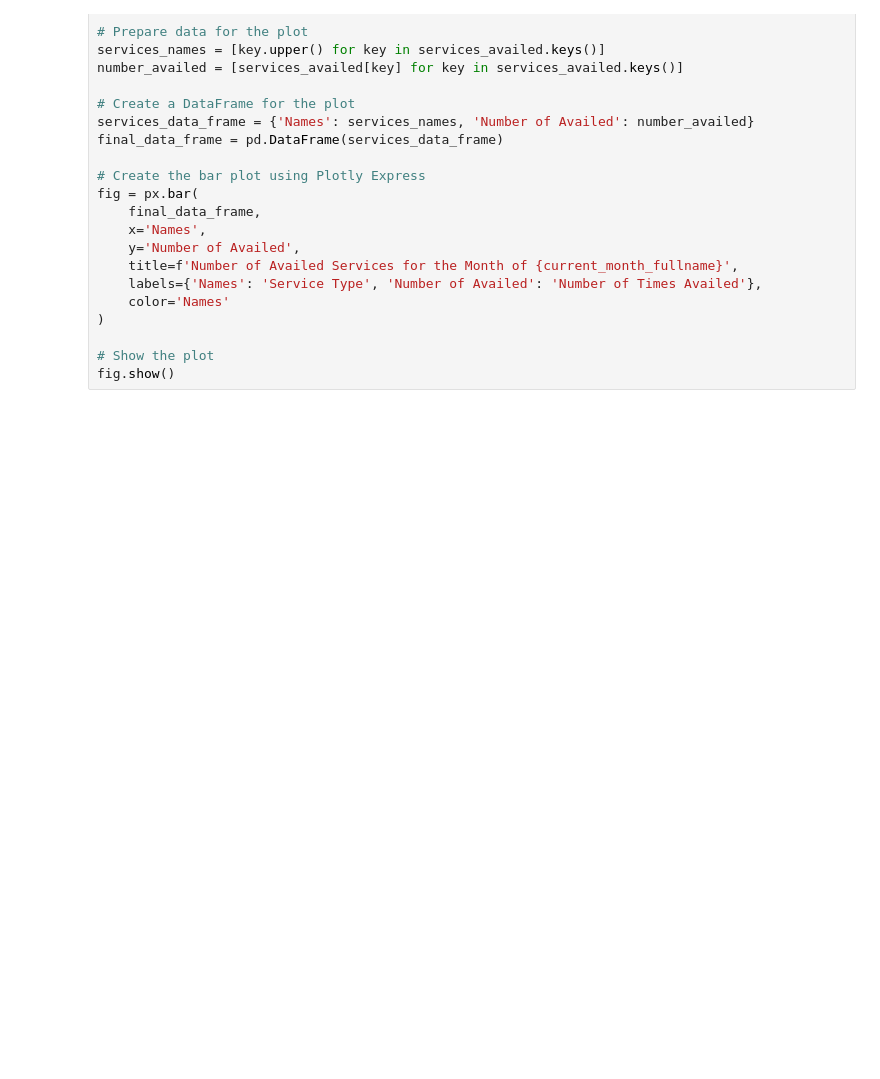
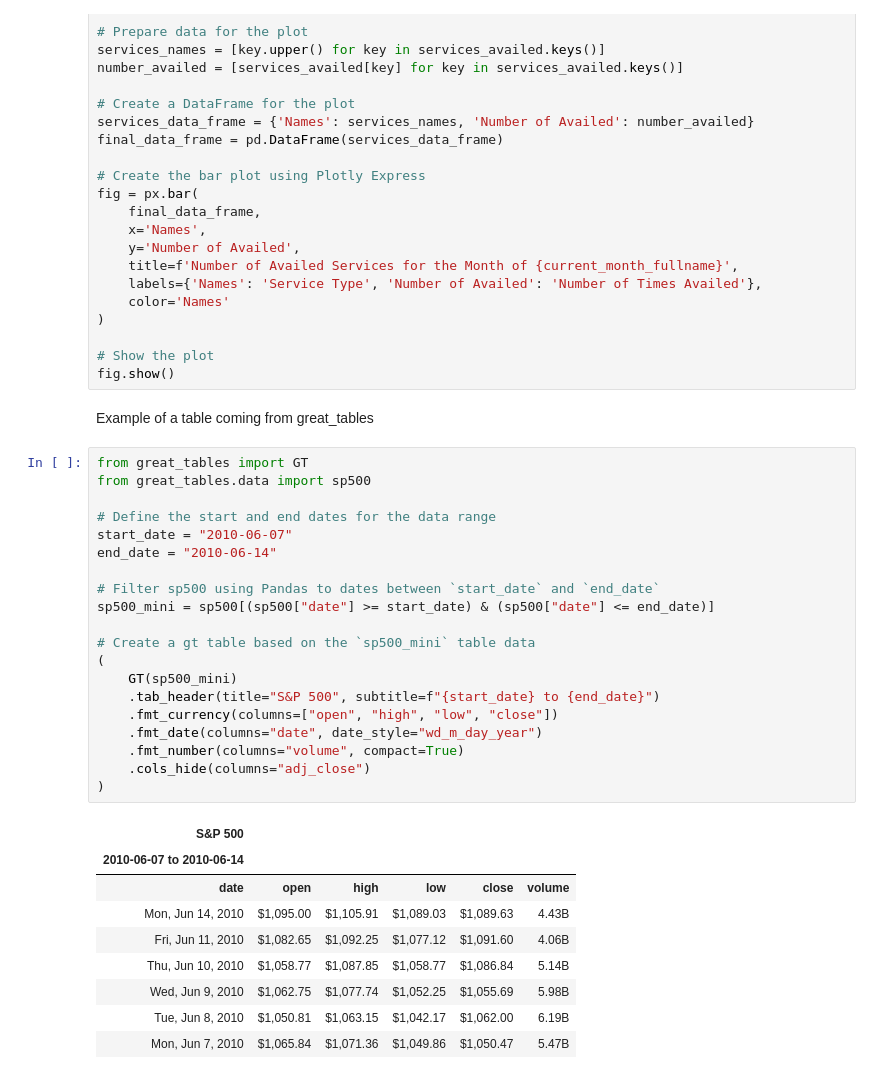
Before and after one commit to Alexander040105/self-learning-projects, a Jupyter notebook: csv_project/aral_pandas/self_activity.ipynb, the cells around one changed output. Saved outputs shown, nothing was run; the diff lists cells and outputs as text; blank space fills up the shorter version.

```diff
--- a/csv_project/aral_pandas/self_activity.ipynb
+++ b/csv_project/aral_pandas/self_activity.ipynb
@@ -1040,3 +1040,35 @@ fig = px.bar(
 
 # Show the plot
 fig.show()
+# %% [markdown]
+Example of a table coming from great_tables
+# %%
+from great_tables import GT
+from great_tables.data import sp500
+
+# Define the start and end dates for the data range
+start_date = "2010-06-07"
+end_date = "2010-06-14"
+
+# Filter sp500 using Pandas to dates between `start_date` and `end_date`
+sp500_mini = sp500[(sp500["date"] >= start_date) & (sp500["date"] <= end_date)]
+
+# Create a gt table based on the `sp500_mini` table data
+(
+    GT(sp500_mini)
+    .tab_header(title="S&P 500", subtitle=f"{start_date} to {end_date}")
+    .fmt_currency(columns=["open", "high", "low", "close"])
+    .fmt_date(columns="date", date_style="wd_m_day_year")
+    .fmt_number(columns="volume", compact=True)
+    .cols_hide(columns="adj_close")
+)
+# %% [output]
+| S&P 500 |  |  |  |  |  |
+| 2010-06-07 to 2010-06-14 |  |  |  |  |  |
+| date | open | high | low | close | volume |
+| Mon, Jun 14, 2010 | $1,095.00 | $1,105.91 | $1,089.03 | $1,089.63 | 4.43B |
+| Fri, Jun 11, 2010 | $1,082.65 | $1,092.25 | $1,077.12 | $1,091.60 | 4.06B |
+| Thu, Jun 10, 2010 | $1,058.77 | $1,087.85 | $1,058.77 | $1,086.84 | 5.14B |
+| Wed, Jun 9, 2010 | $1,062.75 | $1,077.74 | $1,052.25 | $1,055.69 | 5.98B |
+| Tue, Jun 8, 2010 | $1,050.81 | $1,063.15 | $1,042.17 | $1,062.00 | 6.19B |
+| Mon, Jun 7, 2010 | $1,065.84 | $1,071.36 | $1,049.86 | $1,050.47 | 5.47B |
```
Also changed, not shown: parts of 2 cells of this notebook, 1 other file.
